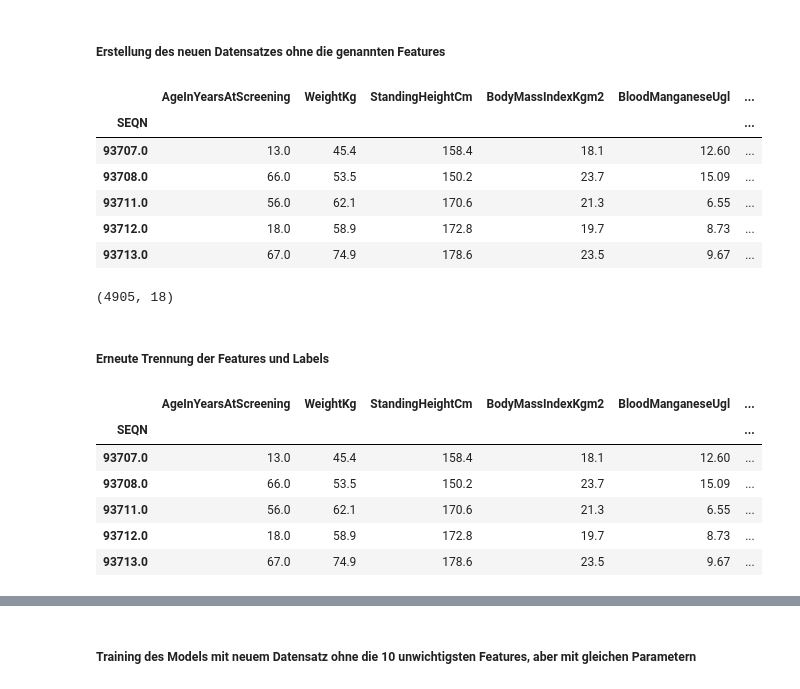
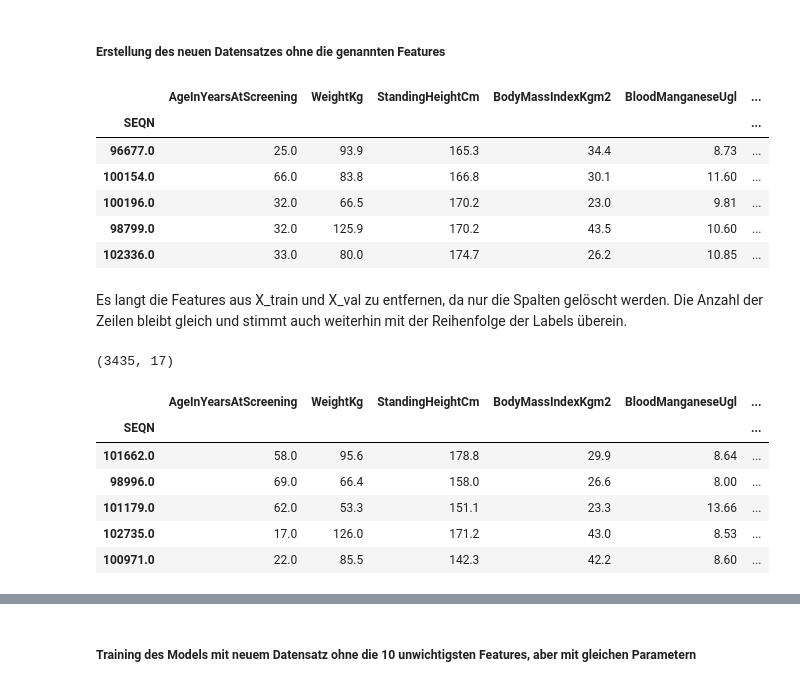
Before and after one commit to PhilippVogel92/ai_for_smart_health, a Jupyter notebook: ai_smart_health_portfolio_01_diabetes_prediction_template.ipynb, the cells around one changed output, grey strips where cells are left out. Drawn from its saved outputs; the diff is of its cells as text; code cells hidden in the pictures.

```diff
--- a/ai_smart_health_portfolio_01_diabetes_prediction_template.ipynb
+++ b/ai_smart_health_portfolio_01_diabetes_prediction_template.ipynb
@@ -346,7 +346,7 @@ X_train.shape, X_val.shape, X_test.shape, y_train.shape, y_val.shape, y_test.sha
 # %%
 from sklearn.model_selection import GridSearchCV
 parameters ={"max_depth":[3,6,7,9,15],
-             "min_samples_leaf":[1,2,3,4,5,6],
+             "min_samples_leaf":[2,3,4,5,6],
              "n_estimators":[20,25,30,35,40]
              }
 forest = RandomForestClassifier()
@@ -770,30 +772,30 @@ least_important_features
 # %% [markdown]
 ##### Erstellung des neuen Datensatzes ohne die genannten Features
 # %%
-data_without_least_important_features = data_cleaned.drop(least_important_features, axis=1)
-data_without_least_important_features.head()
+X_train_without_least_important_features = X_train.drop(least_important_features, axis=1)
+X_train_without_least_important_features.head()
 # %% [output]
 |  | AgeInYearsAtScreening | WeightKg | StandingHeightCm | BodyMassIndexKgm2 | BloodManganeseUgl | ... |
 | SEQN |  |  |  |  |  | ... |
-| 93707.0 | 13.0 | 45.4 | 158.4 | 18.1 | 12.60 | ... |
-| 93708.0 | 66.0 | 53.5 | 150.2 | 23.7 | 15.09 | ... |
-| 93711.0 | 56.0 | 62.1 | 170.6 | 21.3 | 6.55 | ... |
-| 93712.0 | 18.0 | 58.9 | 172.8 | 19.7 | 8.73 | ... |
-| 93713.0 | 67.0 | 74.9 | 178.6 | 23.5 | 9.67 | ... |
+| 96677.0 | 25.0 | 93.9 | 165.3 | 34.4 | 8.73 | ... |
+| 100154.0 | 66.0 | 83.8 | 166.8 | 30.1 | 11.60 | ... |
+| 100196.0 | 32.0 | 66.5 | 170.2 | 23.0 | 9.81 | ... |
+| 98799.0 | 32.0 | 125.9 | 170.2 | 43.5 | 10.60 | ... |
+| 102336.0 | 33.0 | 80.0 | 174.7 | 26.2 | 10.85 | ... |
+# %% [markdown]
+Es langt die Features aus X_train und X_val zu entfernen, da nur die Spalten gelöscht werden. Die Anzahl der Zeilen bleibt gleich und stimmt auch weiterhin mit der Reihenfolge der Labels überein.
 # %%
-data_without_least_important_features.shape
+X_train_without_least_important_features.shape
 # %% [output]
-(4905, 18)
+(3435, 17)
-# %% [markdown]
-##### Erneute Trennung der Features und Labels
 # %%
-X_without_least_important_features = data_without_least_important_features.drop(columns="diabetes", axis=1)
-X_without_least_important_features.head()
+X_val_without_least_important_features = X_val.drop(least_important_features, axis=1)
+X_val_without_least_important_features.head()
 # %% [output]
 |  | AgeInYearsAtScreening | WeightKg | StandingHeightCm | BodyMassIndexKgm2 | BloodManganeseUgl | ... |
 | SEQN |  |  |  |  |  | ... |
-| 93707.0 | 13.0 | 45.4 | 158.4 | 18.1 | 12.60 | ... |
-| 93708.0 | 66.0 | 53.5 | 150.2 | 23.7 | 15.09 | ... |
-| 93711.0 | 56.0 | 62.1 | 170.6 | 21.3 | 6.55 | ... |
-| 93712.0 | 18.0 | 58.9 | 172.8 | 19.7 | 8.73 | ... |
-| 93713.0 | 67.0 | 74.9 | 178.6 | 23.5 | 9.67 | ... |
+| 101662.0 | 58.0 | 95.6 | 178.8 | 29.9 | 8.64 | ... |
+| 98996.0 | 69.0 | 66.4 | 158.0 | 26.6 | 8.00 | ... |
+| 101179.0 | 62.0 | 53.3 | 151.1 | 23.3 | 13.66 | ... |
+| 102735.0 | 17.0 | 126.0 | 171.2 | 43.0 | 8.53 | ... |
+| 100971.0 | 22.0 | 85.5 | 142.3 | 42.2 | 8.60 | ... |
```
Also changed, not shown: parts of 18 cells of this notebook.
